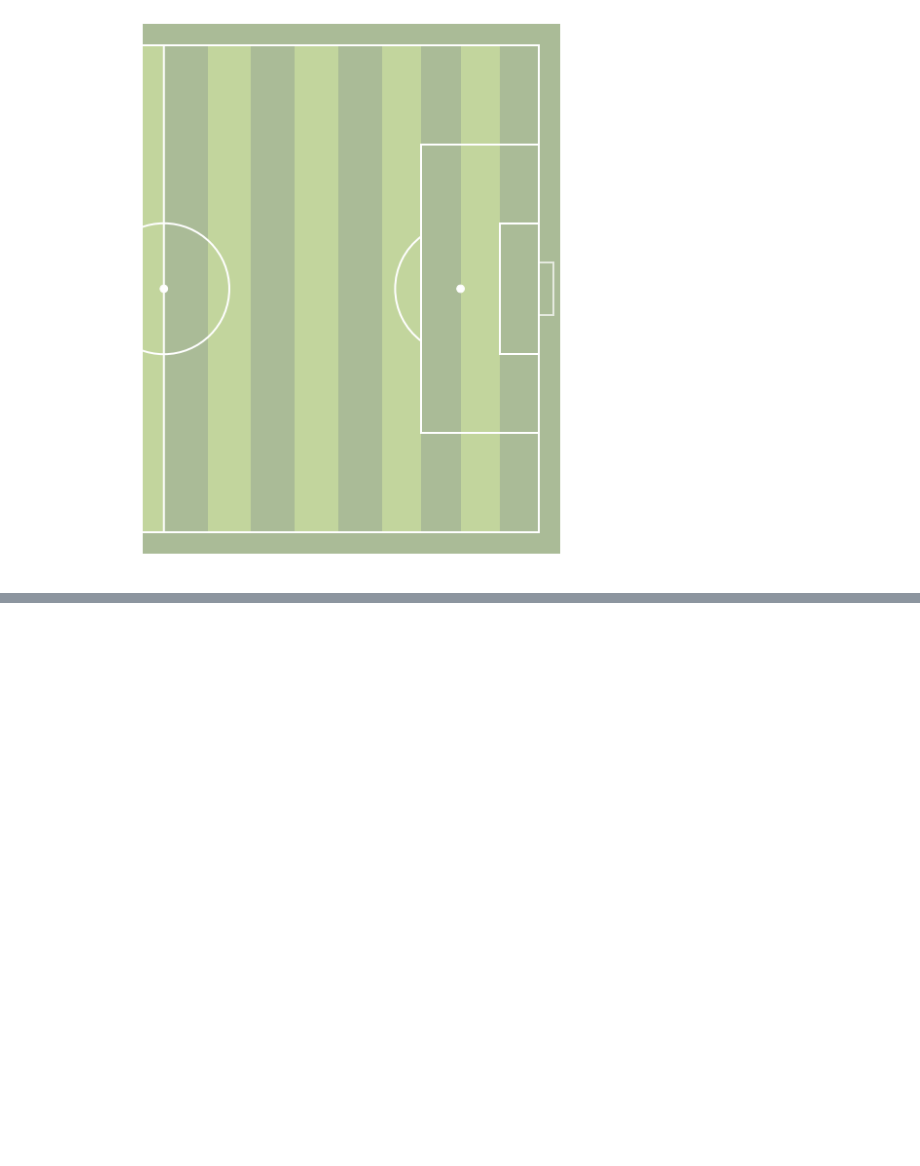
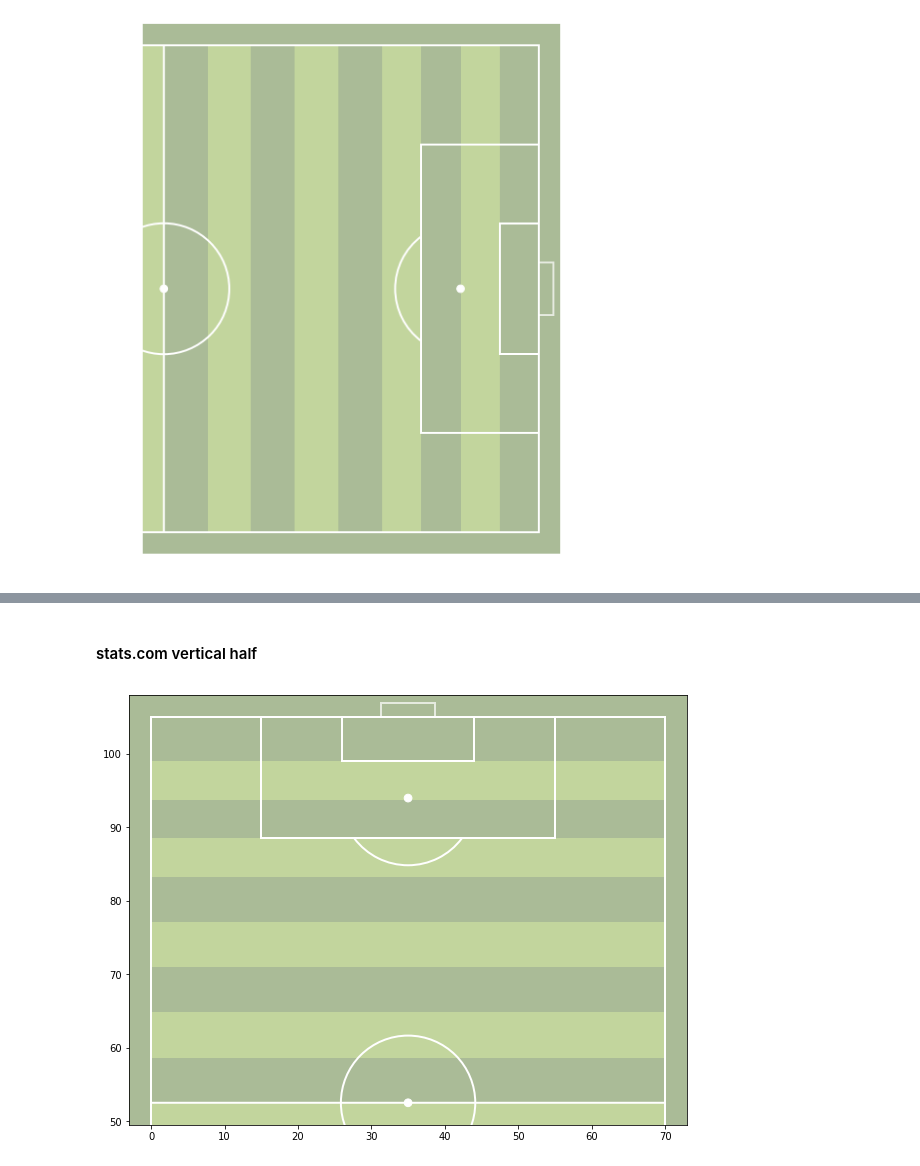
Before and after one commit to andrewRowlinson/mplsoccer, a Jupyter notebook: fbplot/Pitch.ipynb, the cells around one changed output, grey strips where cells are left out. Cells and saved outputs as stored; diff of their text form; code cells hidden in the pictures; blank space fills up the shorter version.

```diff
--- a/fbplot/Pitch.ipynb
+++ b/fbplot/Pitch.ipynb
@@ -518,0 +547,7 @@ pitch.draw()
+# %% [markdown]
+#### stats.com vertical half
+# %%
+pitch = Pitch(pitch_type='stats',orientation='vertical',view='half',layout=(1,1),figsize=(10,10),stripe=True,axis='on')
+pitch.draw()
+# %% [output]
+[figure, added]
```
Also changed, not shown: parts of 10 cells of this notebook.
